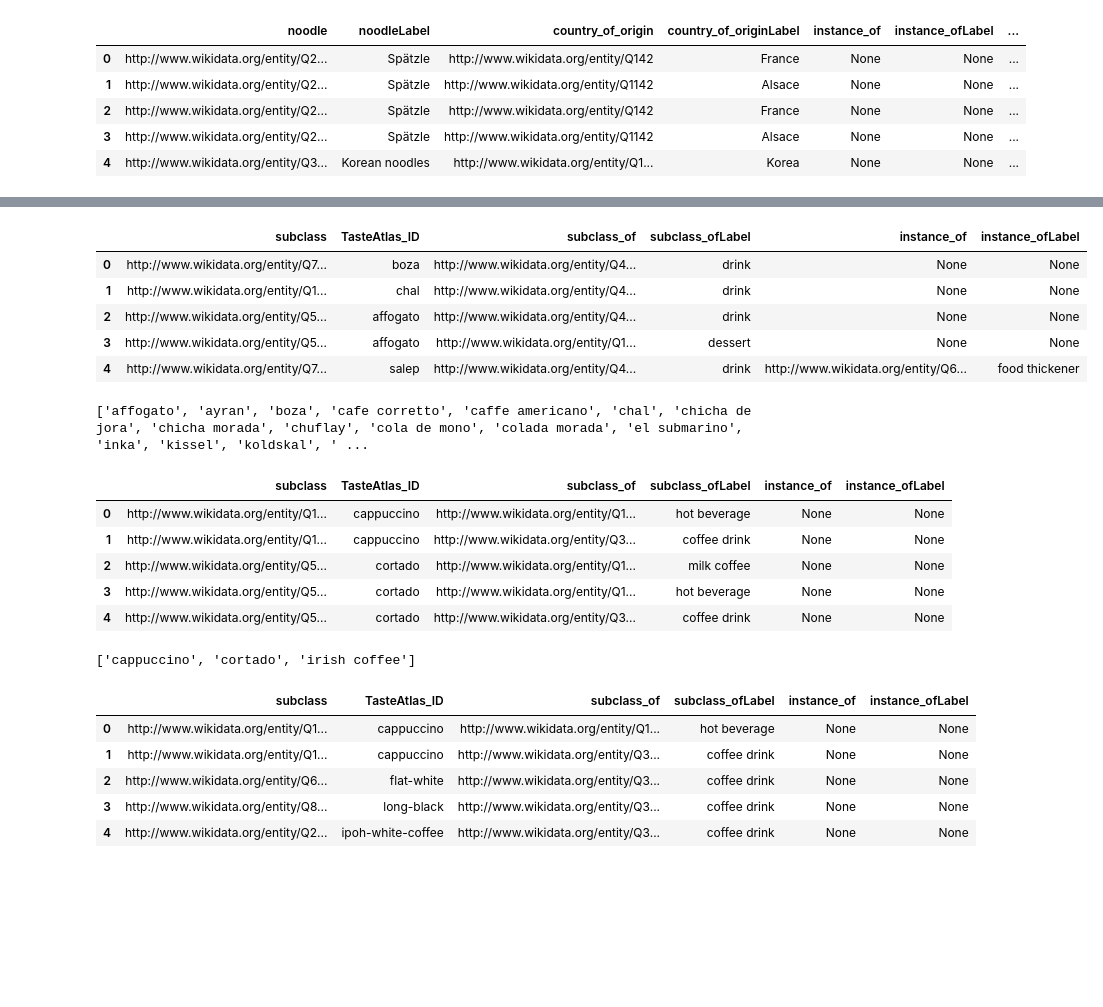
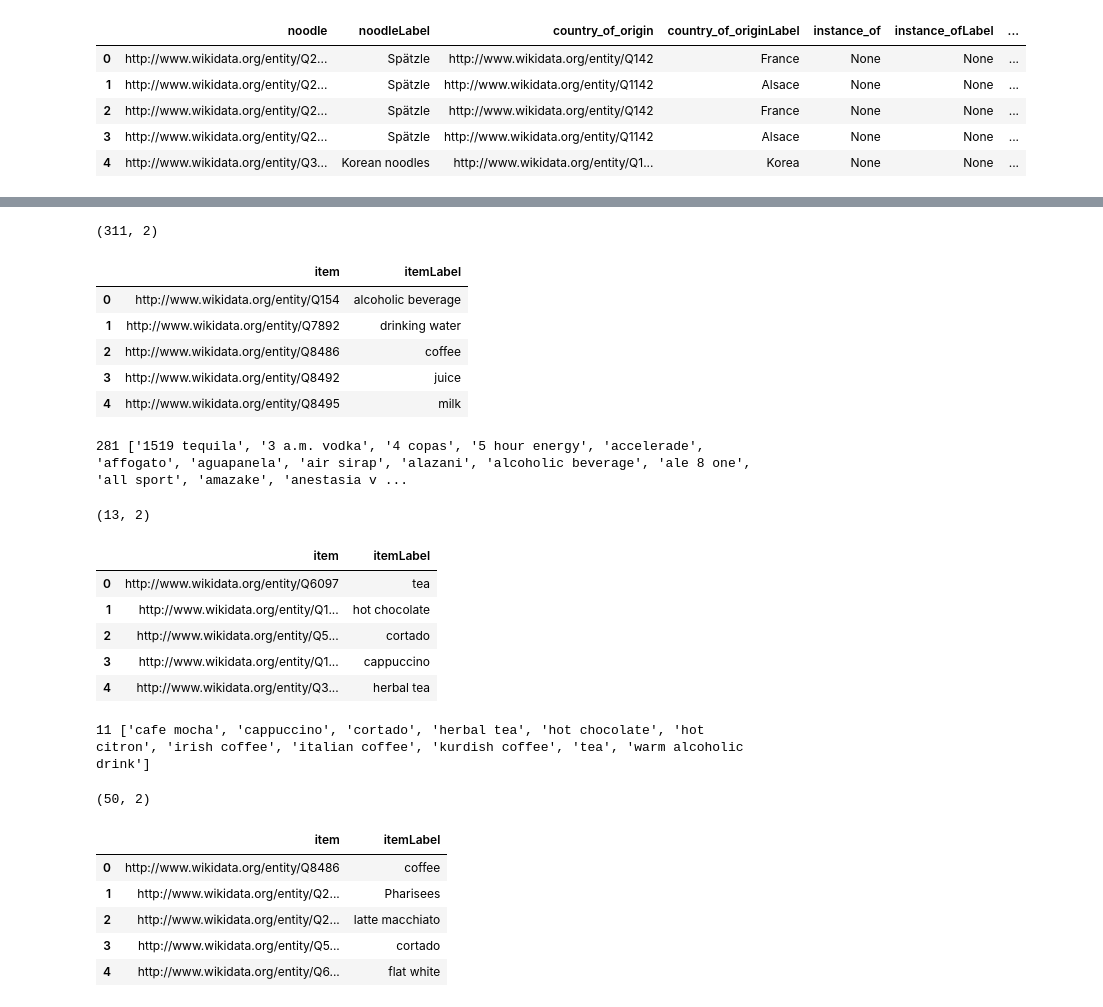
Before and after one commit to ravi-gopalan/DAND_Data_Wrangling, a Jupyter notebook: wikidata_sparql_query.ipynb, the cells around one changed output, grey strips where cells are left out. Saved outputs shown, nothing was run; the diff lists cells and outputs as text; code cells hidden in the pictures; blank space fills up the shorter version.

```diff
--- a/wikidata_sparql_query.ipynb
+++ b/wikidata_sparql_query.ipynb
@@ -227,26 +319,33 @@ print(dish_list)
 # %%
 endpoint_url = "https://query.wikidata.org/sparql"
-query_drink = """SELECT ?subclass ?TasteAtlas_ID ?subclass_of ?subclass_ofLabel ?instance_of ?instance_ofLabel WHERE {
+query_drink = """SELECT ?item ?itemLabel WHERE {
+  ?item wdt:P279 wd:Q40050.
+  SERVICE wikibase:label { bd:serviceParam wikibase:language "[AUTO_LANGUAGE],en". }
+}"""
+
+"""SELECT ?subclass ?TasteAtlas_ID ?subclass_of ?subclass_ofLabel ?instance_of ?instance_ofLabel WHERE {
   SERVICE wikibase:label { bd:serviceParam wikibase:language "[AUTO_LANGUAGE],en". }
   OPTIONAL { ?subclass wdt:P5456 ?TasteAtlas_ID. }
   OPTIONAL { ?subclass wdt:P279 ?subclass_of. }
   OPTIONAL { ?subclass wdt:P31 ?instance_of. }
   ?subclass wdt:P279 wd:Q40050.
 }"""
+
 df_drink = get_results(endpoint_url,query_drink)
+print(df_drink.shape)
 df_drink.head()
 # %% [output]
+(311, 2)
-|  | subclass | TasteAtlas_ID | subclass_of | subclass_ofLabel | instance_of | instance_ofLabel |
-| 0 | http://www.wikidata.org/entity/Q7... | boza | http://www.wikidata.org/entity/Q4... | drink | None | None |
-| 1 | http://www.wikidata.org/entity/Q1... | chal | http://www.wikidata.org/entity/Q4... | drink | None | None |
-| 2 | http://www.wikidata.org/entity/Q5... | affogato | http://www.wikidata.org/entity/Q4... | drink | None | None |
-| 3 | http://www.wikidata.org/entity/Q5... | affogato | http://www.wikidata.org/entity/Q1... | dessert | None | None |
-| 4 | http://www.wikidata.org/entity/Q7... | salep | http://www.wikidata.org/entity/Q4... | drink | http://www.wikidata.org/entity/Q6... | food thickener |
+|  | item | itemLabel |
+| 0 | http://www.wikidata.org/entity/Q154 | alcoholic beverage |
+| 1 | http://www.wikidata.org/entity/Q7892 | drinking water |
+| 2 | http://www.wikidata.org/entity/Q8486 | coffee |
+| 3 | http://www.wikidata.org/entity/Q8492 | juice |
+| 4 | http://www.wikidata.org/entity/Q8495 | milk |
 # %%
 drink_list = sorted([re.sub("q[0-9]+","",item.lower())\
                      for item in df_drink.groupby(\
-                                                  ['TasteAtlas_ID'], as_index=False)\
-                     .agg('count').TasteAtlas_ID.values.tolist()])
+                                                  ['itemLabel'])['item'].agg('count').index.values.tolist()])
 
 drink_list = sorted([re.sub("\-", " ",item) for item in drink_list])
 
@@ -256,32 +355,39 @@ drink_list = []
 for key in drink_counter.keys():
   if len(key) != 0:
     drink_list.append(key)
-print(drink_list)
+print(len(drink_list),drink_list)
 # %% [output]
-['affogato', 'ayran', 'boza', 'cafe corretto', 'caffe americano', 'chal', 'chicha de jora', 'chicha morada', 'chuflay', 'cola de mono', 'colada morada', 'el submarino', 'inka', 'kissel', 'koldskal', ' ...
+281 ['1519 tequila', '3 a.m. vodka', '4 copas', '5 hour energy', 'accelerade', 'affogato', 'aguapanela', 'air sirap', 'alazani', 'alcoholic beverage', 'ale 8 one', 'all sport', 'amazake', 'anestasia v ...
 # %%
 endpoint_url = "https://query.wikidata.org/sparql"
-query_hot_bev = """SELECT ?subclass ?TasteAtlas_ID ?subclass_of ?subclass_ofLabel ?instance_of ?instance_ofLabel WHERE {
+query_hot_bev = """SELECT ?item ?itemLabel WHERE {
+  ?item wdt:P279 wd:Q19359564.
+  SERVICE wikibase:label { bd:serviceParam wikibase:language "[AUTO_LANGUAGE],en". }
+}"""
+
+"""SELECT ?subclass ?TasteAtlas_ID ?subclass_of ?subclass_ofLabel ?instance_of ?instance_ofLabel WHERE {
   SERVICE wikibase:label { bd:serviceParam wikibase:language "[AUTO_LANGUAGE],en". }
   OPTIONAL { ?subclass wdt:P5456 ?TasteAtlas_ID. }
   OPTIONAL { ?subclass wdt:P279 ?subclass_of. }
   OPTIONAL { ?subclass wdt:P31 ?instance_of. }
   ?subclass wdt:P279 wd:Q19359564.
 }"""
+
 df_hot_bev = get_results(endpoint_url,query_hot_bev)
+print(df_hot_bev.shape)
 df_hot_bev.head()
 # %% [output]
+(13, 2)
-|  | subclass | TasteAtlas_ID | subclass_of | subclass_ofLabel | instance_of | instance_ofLabel |
-| 0 | http://www.wikidata.org/entity/Q1... | cappuccino | http://www.wikidata.org/entity/Q1... | hot beverage | None | None |
-| 1 | http://www.wikidata.org/entity/Q1... | cappuccino | http://www.wikidata.org/entity/Q3... | coffee drink | None | None |
-| 2 | http://www.wikidata.org/entity/Q5... | cortado | http://www.wikidata.org/entity/Q1... | milk coffee | None | None |
-| 3 | http://www.wikidata.org/entity/Q5... | cortado | http://www.wikidata.org/entity/Q1... | hot beverage | None | None |
-| 4 | http://www.wikidata.org/entity/Q5... | cortado | http://www.wikidata.org/entity/Q3... | coffee drink | None | None |
+|  | item | itemLabel |
+| 0 | http://www.wikidata.org/entity/Q6097 | tea |
+| 1 | http://www.wikidata.org/entity/Q1... | hot chocolate |
+| 2 | http://www.wikidata.org/entity/Q5... | cortado |
+| 3 | http://www.wikidata.org/entity/Q1... | cappuccino |
+| 4 | http://www.wikidata.org/entity/Q3... | herbal tea |
 # %%
 hot_bev_list = sorted([re.sub("q[0-9]+","",item.lower())\
                        for item in df_hot_bev.groupby(\
-                                                    ['TasteAtlas_ID'], as_index=False)\
-                     .agg('count').TasteAtlas_ID.values.tolist()])
+                                                    ['itemLabel'])['item'].agg('count').index.values.tolist()])
 hot_bev_list = sorted([re.sub("\-", " ",item) for item in hot_bev_list])
 
 hot_bev_counter = Counter(hot_bev_list)
@@ -290,27 +396,35 @@ hot_bev_list = []
 for key in hot_bev_counter.keys():
   if len(key) != 0:
     hot_bev_list.append(key)
-print(hot_bev_list)
+print(len(hot_bev_list),hot_bev_list)
 # %% [output]
-['cappuccino', 'cortado', 'irish coffee']
+11 ['cafe mocha', 'cappuccino', 'cortado', 'herbal tea', 'hot chocolate', 'hot citron', 'irish coffee', 'italian coffee', 'kurdish coffee', 'tea', 'warm alcoholic drink']
 # %%
 endpoint_url = "https://query.wikidata.org/sparql"
-query_coffee_drink = """SELECT ?subclass ?TasteAtlas_ID ?subclass_of ?subclass_ofLabel ?instance_of ?instance_ofLabel WHERE {
+query_coffee_drink = """SELECT ?item ?itemLabel WHERE {
+  ?item wdt:P279 wd:Q37756327.
+  SERVICE wikibase:label { bd:serviceParam wikibase:language "[AUTO_LANGUAGE],en". }
+}"""
+
+"""SELECT ?subclass ?TasteAtlas_ID ?subclass_of ?subclass_ofLabel ?instance_of ?instance_ofLabel WHERE {
   SERVICE wikibase:label { bd:serviceParam wikibase:language "[AUTO_LANGUAGE],en". }
   OPTIONAL { ?subclass wdt:P5456 ?TasteAtlas_ID. }
   OPTIONAL { ?subclass wdt:P279 ?subclass_of. }
   OPTIONAL { ?subclass wdt:P31 ?instance_of. }
   ?subclass wdt:P279 wd:Q37756327.
 }"""
+
 df_coffee_drink = get_results(endpoint_url,query_coffee_drink)
+print(df_coffee_drink.shape)
 df_coffee_drink.head()
 # %% [output]
+(50, 2)
-|  | subclass | TasteAtlas_ID | subclass_of | subclass_ofLabel | instance_of | instance_ofLabel |
-| 0 | http://www.wikidata.org/entity/Q1... | cappuccino | http://www.wikidata.org/entity/Q1... | hot beverage | None | None |
-| 1 | http://www.wikidata.org/entity/Q1... | cappuccino | http://www.wikidata.org/entity/Q3... | coffee drink | None | None |
-| 2 | http://www.wikidata.org/entity/Q6... | flat-white | http://www.wikidata.org/entity/Q3... | coffee drink | None | None |
-| 3 | http://www.wikidata.org/entity/Q8... | long-black | http://www.wikidata.org/entity/Q3... | coffee drink | None | None |
-| 4 | http://www.wikidata.org/entity/Q2... | ipoh-white-coffee | http://www.wikidata.org/entity/Q3... | coffee drink | None | None |
+|  | item | itemLabel |
+| 0 | http://www.wikidata.org/entity/Q8486 | coffee |
+| 1 | http://www.wikidata.org/entity/Q2... | Pharisees |
+| 2 | http://www.wikidata.org/entity/Q2... | latte macchiato |
+| 3 | http://www.wikidata.org/entity/Q5... | cortado |
+| 4 | http://www.wikidata.org/entity/Q6... | flat white |
 # %%
 coffee_drink_list = sorted([re.sub("q[0-9]+","",item.lower())\
                        for item in df_coffee_drink.groupby(\
```
Also changed, not shown: parts of 57 cells of this notebook.
